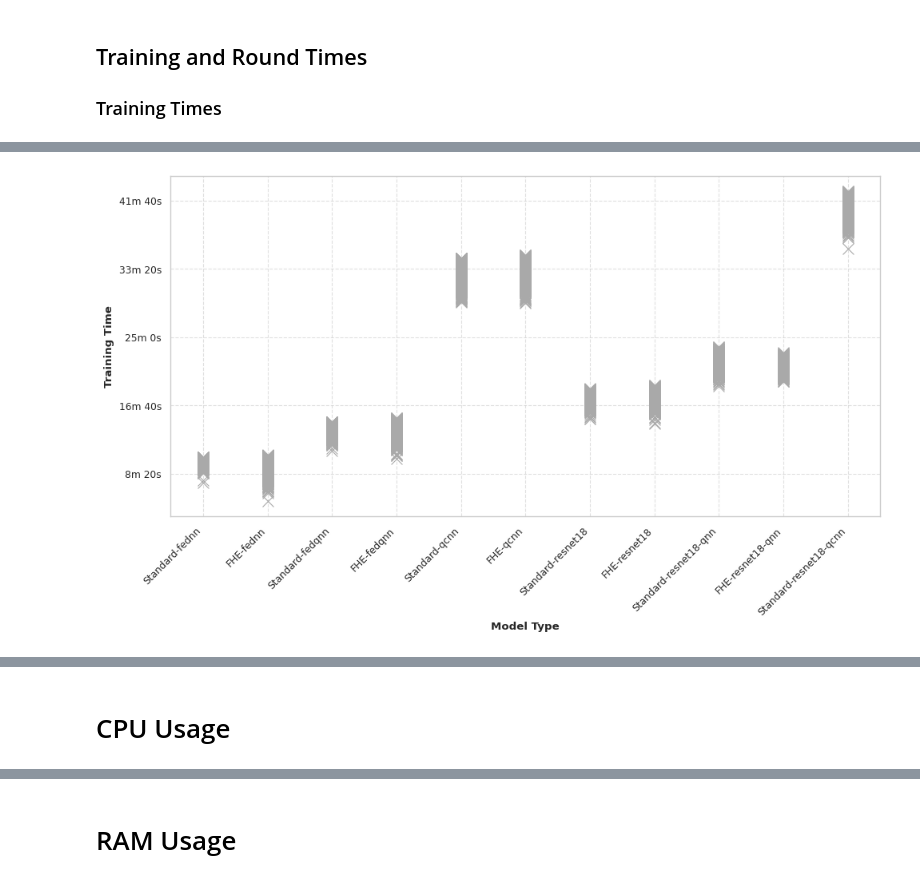
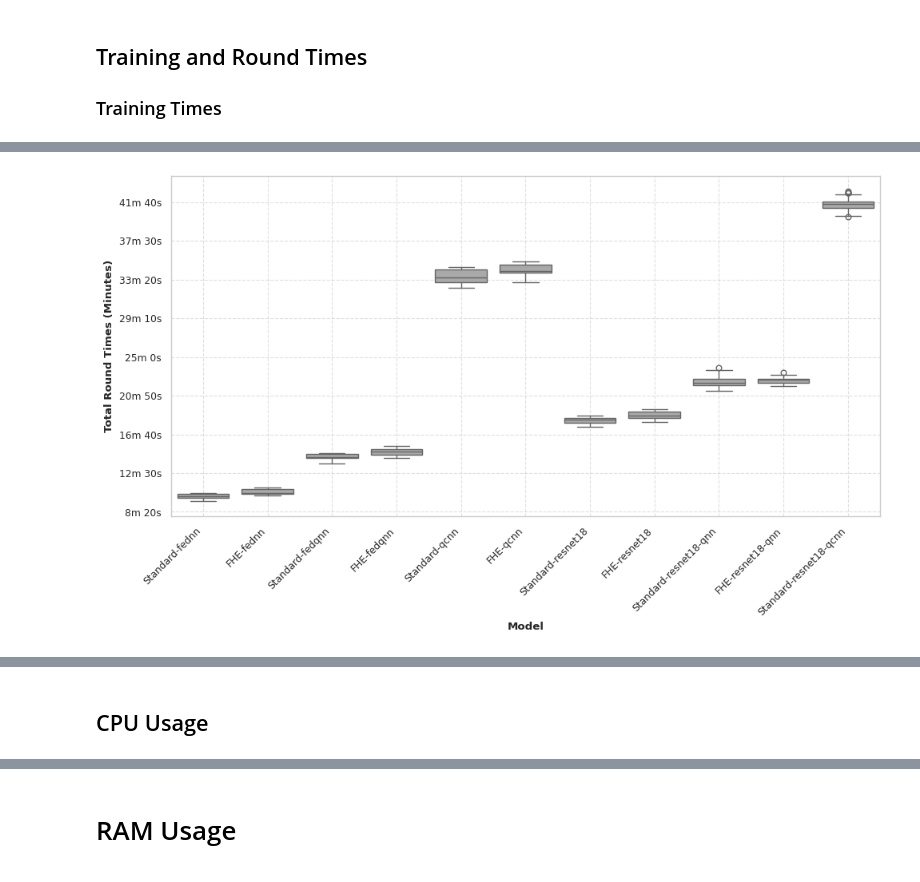
Before and after one commit to batcapricorn/encrypted-qfl, a Jupyter notebook: analysis/wandb.ipynb, the cells around one changed output, grey strips where cells are left out. Saved outputs shown, nothing was run; the diff lists cells and outputs as text; code cells hidden in the pictures.

```diff
--- a/analysis/wandb.ipynb
+++ b/analysis/wandb.ipynb
@@ -391,6 +391,8 @@ def get_metric_by_model_type(
         except KeyError:
             print(f"Somehow parameter was not found for group {group}.")
             continue
+
+    metrics = {k: metrics[k] for k in KEY_ORDER}
     return metrics
 # %%
 training_times = get_metric_by_model_type(runs, groups, "server_metric", "total_training_time")
@@ -413,34 +414,27 @@ def format_time(seconds, _):
         minutes = (seconds % 3600) // 60
         return f"{int(hours)}h {int(minutes)}m"
 
-def display_training_times_scatter_plot(training_times: dict):
+def display_boxplot(metrics_df: pd.DataFrame, metric_label: str, formatter: FuncFormatter = None):
     sns.set_theme(style="whitegrid", context="paper")
 
     fig, ax = plt.subplots(figsize=(10, 6))
-
-    for model, times in training_times.items():
-        sns.scatterplot(
-            x=[model] * len(times),
-            y=times,
-            ax=ax,
-            label=model,
-            s=100,
-            marker="x",
-            color=COLOR,
-        )
+    sns.boxplot(x="Model", y=metric_label, data=metrics_df, color=COLOR)
 
     plt.xticks(rotation=45, ha="right")
-    plt.xlabel("Model Type", fontweight="bold")
-    plt.ylabel("Training Time", fontweight="bold")
+    plt.xlabel("Model", fontweight="bold")
+    plt.ylabel(metric_label, fontweight="bold")
     plt.grid(True, linestyle="--", alpha=0.6)
-    ax.yaxis.set_major_formatter(FuncFormatter(format_time))
 
+
+    if formatter:
+        ax.yaxis.set_major_formatter(FuncFormatter(formatter))
+    # Display the plot
     plt.tight_layout()
-
-    if ax.get_legend() is not None:
-        ax.get_legend().remove()
-
     plt.show()
 
-display_training_times_scatter_plot(training_times)
+metric_label = "Training Times (Minutes)"
+df = get_dataframe_from_metrics_data(training_times, metric_label)
+display_boxplot(df, metric_label, format_time)
+stats = (df.groupby("Model").describe() / 60).reset_index().sort_values((metric_label,  'mean'))
+stats
 # %% [output]
@@ -487,9 +497,10 @@ client_round_times = {k: client_round_times[k] for k in KEY_ORDER}
+# %%
+round_times = get_metric_by_model_type(runs, groups, "server_metric", "round_time")
 # %%
-metric_label = "Client Round Times (Minutes)"
-display_training_times_scatter_plot(client_round_times)
-
-df = get_dataframe_from_metrics_data(client_round_times, metric_label)
+metric_label = "Total Round Times (Minutes)"
+df = get_dataframe_from_metrics_data(round_times, metric_label)
+display_boxplot(df, metric_label, format_time)
 stats = (df.groupby("Model").describe() / 60).reset_index().sort_values((metric_label,  'mean'))
 stats
 # %% [output]
-[figure, old version]
+[figure, new version]
@@ -509,4 +520,4 @@ stats
 # %% [markdown]
-# CPU Usage
+## CPU Usage
 # %%
 client_cpu_usage = get_metric_by_model_type(runs, groups, "system_metric", "client_cpu_percentage")
```
Also changed, not shown: parts of 17 cells of this notebook.
